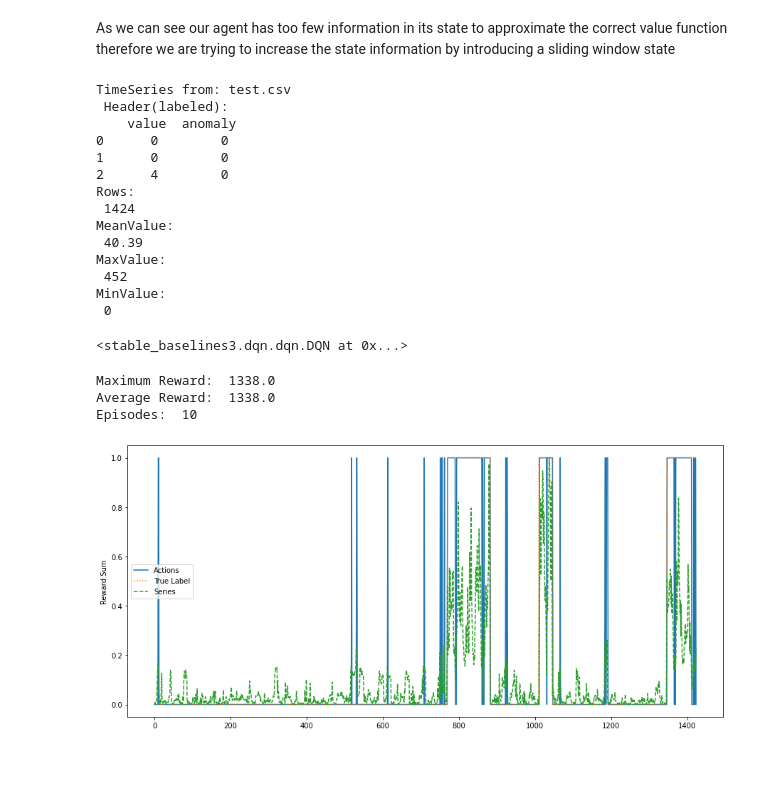
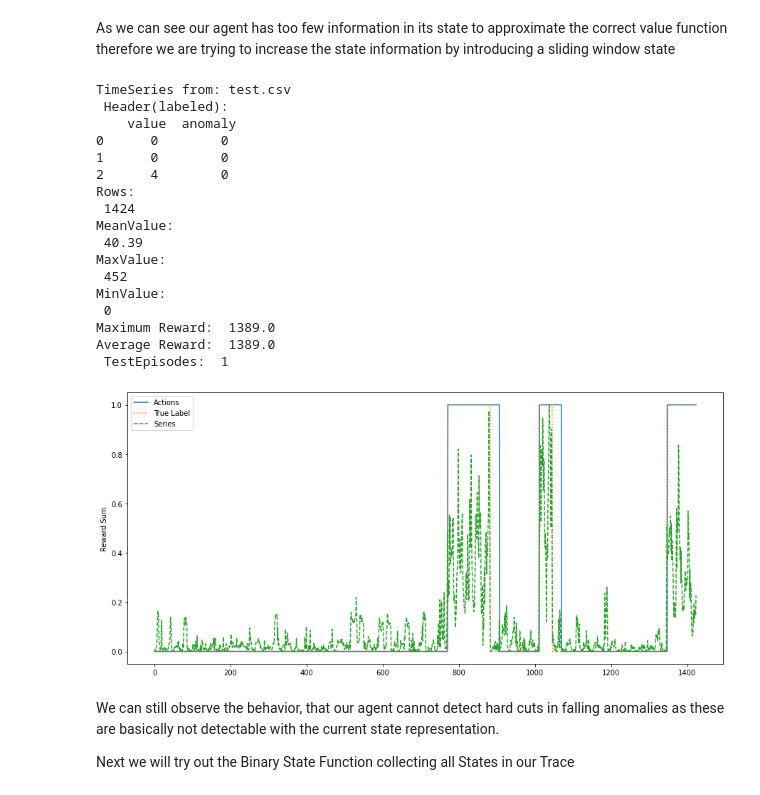
Before and after one commit to jorekai/Anomaly-Detection-Baselines, a Jupyter notebook: TimeSeriesEnvironment.ipynb, the cells around one changed output. Saved outputs shown, nothing was run; the diff lists cells and outputs as text; code cells hidden in the pictures; blank space fills up the shorter version.

```diff
--- a/TimeSeriesEnvironment.ipynb
+++ b/TimeSeriesEnvironment.ipynb
@@ -138,7 +156,7 @@ model.learn(total_timesteps=10000)
 # %%
 # Create a custom evaluator
 
-def evaluate(model, num_episodes=10):
+def evaluate(model, num_episodes=1):
     """
     Evaluate a RL agent
     :param model: (BaseRLModel object) the RL Agent
@@ -172,7 +190,7 @@ def evaluate(model, num_episodes=10):
         best_episode_actions = all_episode_actions[best_episode_idx]
 
     print("Maximum Reward: ", np.max(all_episode_rewards),
-          "\nAverage Reward: ", np.mean(all_episode_rewards), "\nEpisodes: ", num_episodes)
+          "\nAverage Reward: ", np.mean(all_episode_rewards), "\n TestEpisodes: ", num_episodes)
     plot_result(model.get_env(), best_episode_actions)
 
 def plot_result(env, actions):
@@ -220,41 +215,38 @@ def SlideWindowRewardFuc(timeseries, timeseries_cursor, action):
 # %%
-env = CustomEnv()
-env.__setattr__("statefunction", SlideWindowStateFuc)
-env.__setattr__("rewardfunction", SlideWindowRewardFuc)
-#env.__setattr__("cursor_init", 25)
+SLIDE_WINDOW_SIZE = 25  # size of the slide window 1 if default statefunction is chosen
+env = CustomEnv(statefunction=SlideWindowStateFuc, rewardfunction=SlideWindowRewardFuc)
+check_env(env)
 # check the env
-# It will check your custom environment and output additional warnings if needed
-#model = PPO('MlpPolicy', env, learning_rate=0.01, n_steps=2048, batch_size=48, n_epochs=2,
-#            gamma=0.9, gae_lambda=0.9,use_sde=False,
-#            clip_range=0.2, clip_range_vf=None, ent_coef=0.0, vf_coef=0.5, max_grad_norm=0.5,)
-model = DQN("MlpPolicy", env, learning_rate=0.001, buffer_size=50000, learning_starts=5000,
-            batch_size=SLIDE_WINDOW_SIZE, tau=1.0, gamma=0.9, train_freq=4, gradient_steps=1,
-            n_episodes_rollout=- 1, optimize_memory_usage=False, #
-            target_update_interval=100, exploration_fraction=0.1, exploration_initial_eps=1.0,
-            exploration_final_eps=0.0, max_grad_norm=10, tensorboard_log=None, create_eval_env=False,
+log = "./dqn_tensorboard/"
+model = DQN("MlpPolicy", env,  learning_rate=0.001, buffer_size=50000, learning_starts=5000,
+            batch_size=SLIDE_WINDOW_SIZE, tau=1.0, gamma=0.99, train_freq=4, gradient_steps=1, n_episodes_rollout=- 1,
+            optimize_memory_usage=False, target_update_interval=10000, exploration_fraction=0.1,
+            exploration_initial_eps=1.0, exploration_final_eps=0.0, max_grad_norm=10, tensorboard_log=None,
+            create_eval_env=False,
             policy_kwargs=None, verbose=0, seed=None, device='auto', _init_setup_model=True)
-model.learn(total_timesteps=1000000)
+model.learn(total_timesteps=10000, tb_log_name="first_run")
+evaluate(model, num_episodes=1)
 # %% [output]
 TimeSeries from: test.csv
  Header(labeled):
     value  anomaly
 0      0        0
 1      0        0
 2      4        0
 Rows:
  1424
 MeanValue:
  40.39
 MaxValue:
  452
 MinValue:
  0
+Maximum Reward:  1389.0
+Average Reward:  1389.0
+ TestEpisodes:  1
-<stable_baselines3.dqn.dqn.DQN at 0x...>
+[figure, added]
-# %%
-env.__setattr__("cursor_init", 0)
-evaluate(model, num_episodes=10)
-# %% [output]
-Maximum Reward:  1338.0
-Average Reward:  1338.0
-Episodes:  10
-[figure, removed]
+# %% [markdown]
+We can still observe the behavior, that our agent cannot detect hard cuts in falling anomalies as these
+are basically not detectable with the current state representation.
+
+Next we will try out the Binary State Function collecting all States in our Trace
```
Also changed, not shown: parts of 7 cells of this notebook, 3 other files.
